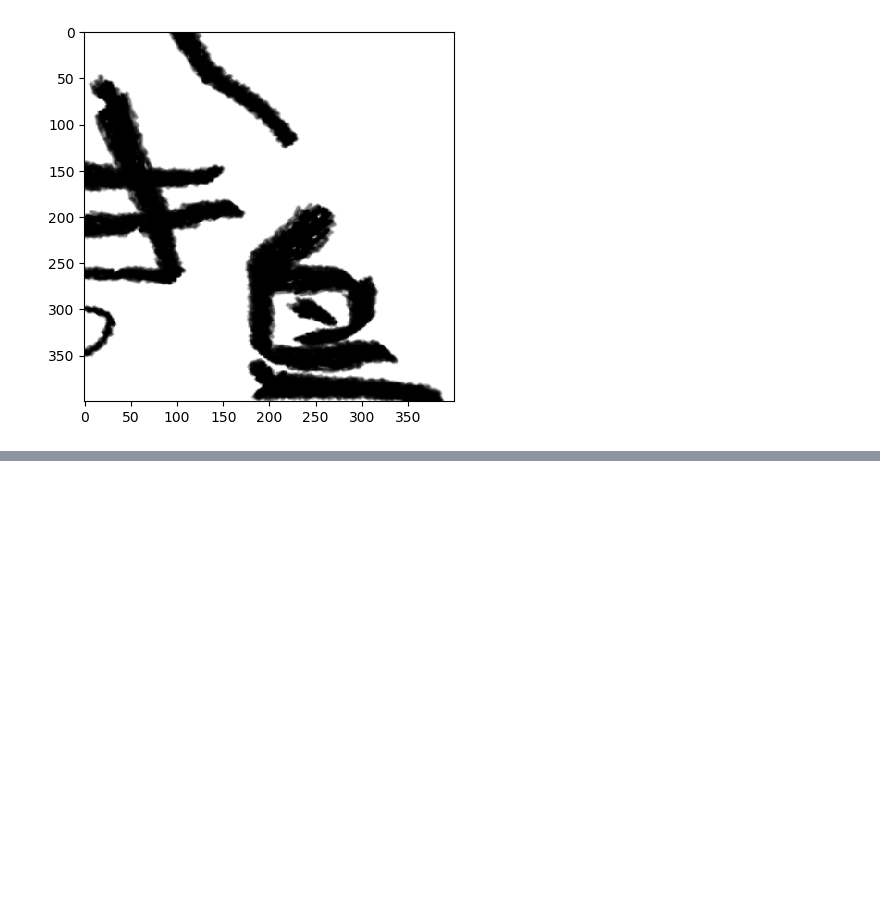
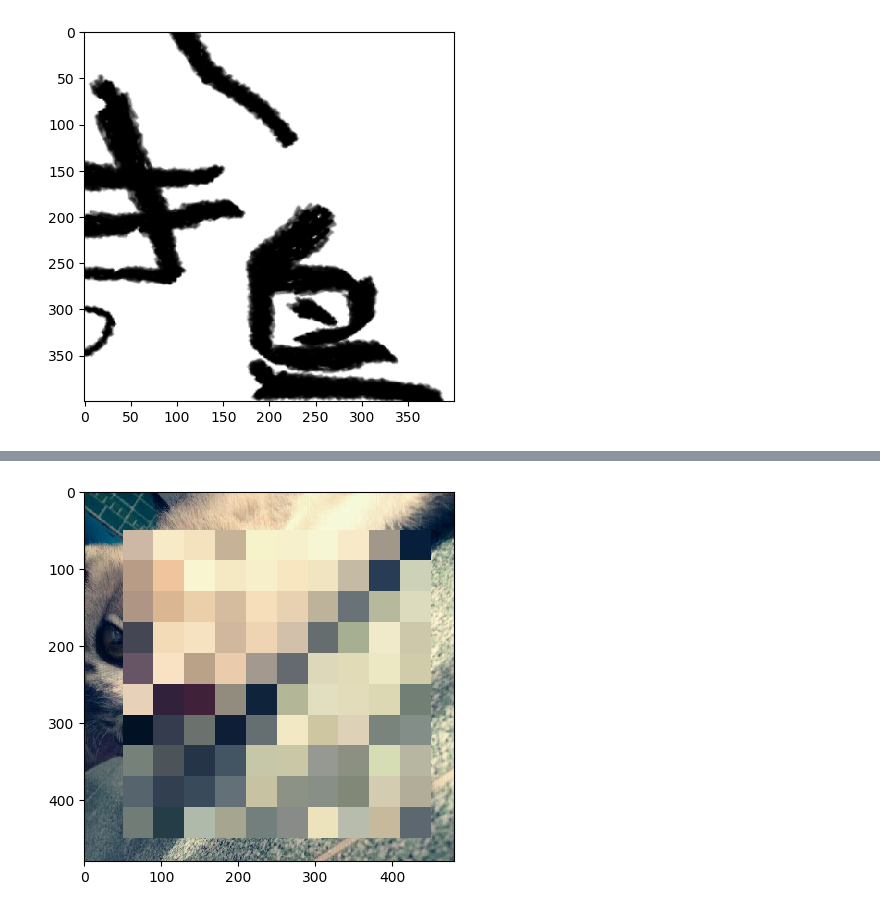
Before and after one commit to yotamaruyama/python_AI_zyugyou, a Jupyter notebook: opencv.ipynb, the cells around one changed output, grey strips where cells are left out. Cells and saved outputs as stored; diff of their text form; code cells hidden in the pictures; blank space fills up the shorter version.

```diff
--- a/opencv.ipynb
+++ b/opencv.ipynb
@@ -92,0 +126,34 @@ plt.show()
+# %%
+import cv2
+
+def mosaic(img,rect,size):
+
+    #モザイクをかける領域を取得
+    (x1,y1,x2,y2) = rect
+    w = x2 - x1
+    h = y2 - y1
+    i_rect = img[y1:y2,x1:x2]
+
+    #一度縮小して拡大する
+    i_small = cv2.resize(i_rect, (size,size))
+    i_mos = cv2.resize(i_small, (w, h), interpolation=cv2.INTER_AREA)
+
+    #画像処理にモザイク画像を重ねる
+    img2 = img.copy()
+    img2[y1:y2,x1:x2] = i_mos
+    return img2
+# %%
+import matplotlib.pyplot as plt
+import cv2
+from mosaic import mosaic as mosaic
+
+#画像を読み込んでモザイクをかける
+img = cv2.imread("cat.jpg")
+mos = mosaic(img, (50, 50, 450, 450), 10)
+
+#モザイクをかけた画像を出力
+cv2.imwrite("cat-mosaic.png", mos)
+plt.imshow(cv2.cvtColor(mos, cv2.COLOR_BGR2RGB))
+plt.show()
+# %% [output]
+[figure, added]
```
Also changed, not shown: parts of 3 cells of this notebook, 8 other files.
